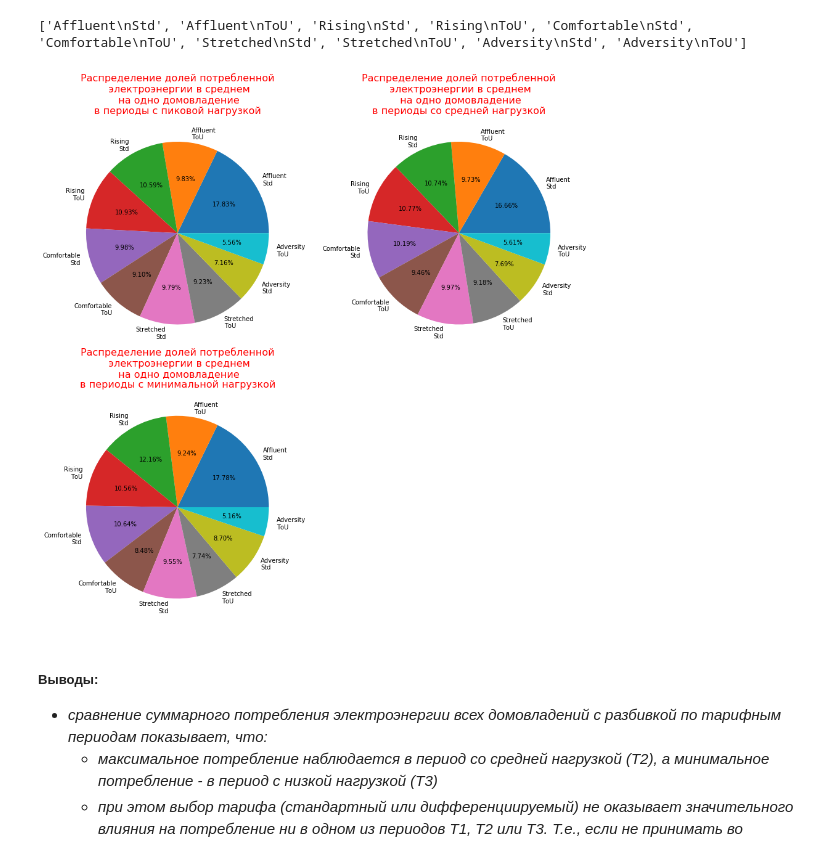
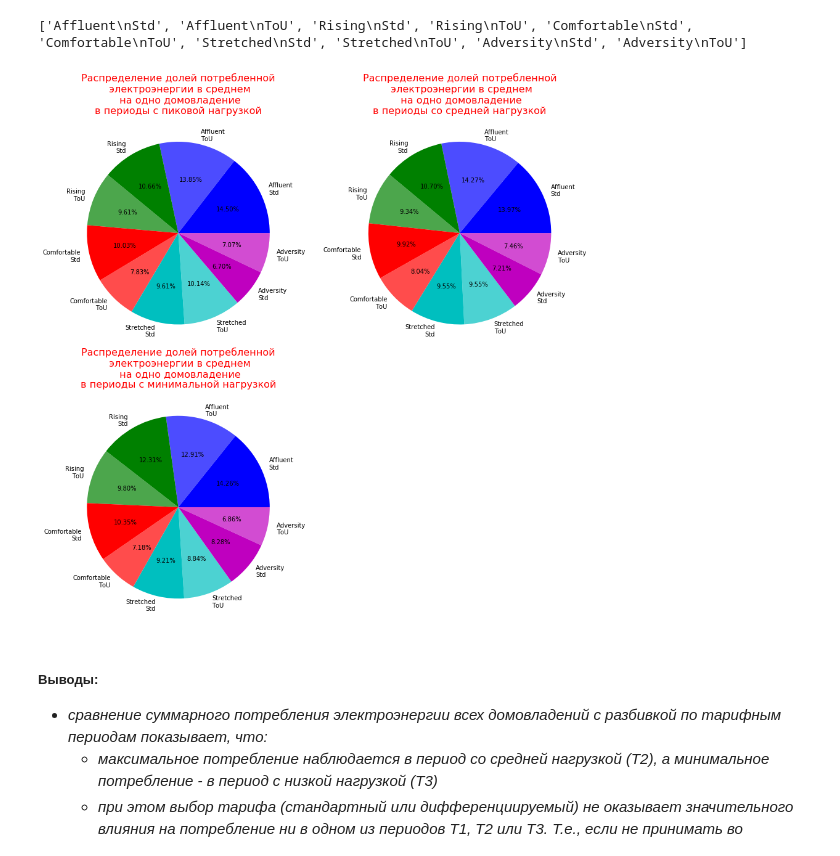
Before and after one commit to 16-volga/TeamGame, a Jupyter notebook: TeamGame-ver4.ipynb, the cells around one changed output. Drawn from its saved outputs; the diff is of its cells as text; code cells hidden in the pictures.

```diff
--- a/TeamGame-ver4.ipynb
+++ b/TeamGame-ver4.ipynb
@@ -234,13 +235,12 @@ def set_acorn_group_and_rank(acorn_name):
 def classification_by_acorn_group(row):
     '''
     Функция classification_by_acorn_group(row) является оберткой для set_acorn_group_and_rank(acorn_name)
-    при вызове через apply. Вовзращает значение set_acorn_group_and_rank(acorn_name) в обретке Series
+    при вызове через apply. Вовзращает значение set_acorn_group_and_rank(acorn_name) в обертке Series
     '''
     return pd.Series(set_acorn_group_and_rank(row['Acorn']))
 
 data_informations_households[['Acorn_grouped', 'rank']] = data_informations_households.apply(
                                                         classification_by_acorn_group, axis = 1)
-#data_informations_households.sort_values(by='rank', inplace = True)
 data_informations_households.pivot_table(index = 'file', columns = 'Acorn_grouped',
                                          values = 'LCLid', aggfunc = 'count', fill_value = 0).head()
 # %% [output]
@@ -505,7 +504,7 @@ len(data_work_period[data_work_period['day'] <= work_period])
 # %% [markdown]
 Найдем пересечение списков *list_hh_NP_less* и *list_hh_work_period*. При необходимости можем уменьшить выборку домохозяйств до заданного % (<=100%). Это будем окончательный (рабочий) перечень домохозяйств, которые оставляем для дальнейшего анализа электропотребления. Запомним его в переменной **list_hh_work**
 # %%
-data_groups = data_informations_households[data_informations_households['Acorn_grouped']!='NP-Household'].groupby('Acorn_grouped').count()
+#data_groups = data_informations_households[data_informations_households['Acorn_grouped']!='NP-Household'].groupby('Acorn_grouped').count()
 data_groups = data_informations_households[data_informations_households['Acorn_grouped'].isin(groups_by_rank)].groupby('Acorn_grouped').count()
 data_groups.index
 # %% [output]
@@ -1121,27 +1119,38 @@ ax.set_xlabel('');
 # %% [markdown]
 Построим круговую диаграмму, показывающую распределение долей электроэнергии каждой из групп в суммарном дневном и в суммарном ночном потреблении
 # %%
-def draw_pie (data, titles, labels=[], size = (15,15)):
+def draw_pie (data, titles, labels=[], size = (15,15), pair = False):
     '''
     Функция draw_pie (data, titles, labels=[], size = (15,15)) отрисовывает несколько круговых диаграмм
     по набору данных (DataFrame) data в две колонки на лист. Количество диаграмм соответствует числу столбцов в data.
 
-    В качестве агругментов функция получает
-        - data   - набор данных, rкаждый столбец которого необходимо отобразть на отдельной диаграмме
+    В качестве аргументов функция получает
+        - data   - набор данных, каждый столбец которого необходимо отобразить на отдельной диаграмме
         - titels - заголовки диаграмм
         - labels - необязательный параметр - подписи на диаграммах (в случае, если подписи по-умолчанию требуется заменить)
         - size   - необязательный параметр задает размер холста (по умолчанию 15х15)
+        - pair   - необязательный параметр (True/False). При pair == True выполняет
+                   группировку пар меток (labels) по оттенку одного цвета каждую пару. По умолчанию равен False
     '''
     #print(data)
+    colormap = None
     if len(labels)==0:
         labels = data.index.values
+    if pair:
+        colors = list(plt.rcParams.get('axes.color_cycle', list('bgrcmyk')))
+        colormap =  []
+        for color in colors:
+            colormap.append(matplotlib.colors.to_rgba(color, 1))
+            colormap.append(matplotlib.colors.to_rgba(color, 0.7))
+            if (len(colormap)>= len(labels)):
+                break
     for i, T in enumerate(data.columns):
         if i>=len(titles):
             titles.append(data.columns[i])
         ax = plt.subplot2grid( ((len(data.columns)-1)//2 + 1, 2), (i//2, (i+2)%2) )
         ax.set_title(titles[i], color = 'red', size = 16, verticalalignment='bottom');
         data[T].plot.pie(ax=ax, autopct='%.2f%%', subplots=False,
-                        legend = False,   figsize=size,
+                        legend = False,   figsize=size, colors = colormap,
                         labels = labels)
         ax.set_ylabel('')
 # %%
@@ -1325,11 +1334,11 @@ print (['\n'.join(pice) for pice in data_hh_block_all_tariff.index.values])
 # %%
 draw_pie(data_hh_block_all_tariff[['T1_power_meam', 'T2_power_meam', 'T3_power_meam']],
          ['Распределение долей потребленной\n электроэнергии в среднем\n на одно домовладение\nв периоды с пиковой нагрузкой',
           'Распределение долей потребленной\n электроэнергии в среднем\n на одно домовладение\nв периоды со средней нагрузкой',
          'Распределение долей потребленной\n электроэнергии в среднем\n на одно домовладение\nв периоды с минимальной нагрузкой'],
-        ['\n'.join(pice) for pice in data_hh_block_all_tariff.index.values])
+        ['\n'.join(pice) for pice in data_hh_block_all_tariff.index.values], pair = True)
 # %% [output]
-[figure, old version]
+[figure, new version]
 # %% [markdown]
 ##### Выводы:
 - *сравнение суммарного потребления электроэнергии всех домовладений с разбивкой по тарифным периодам показывает, что:*
```
Also changed, not shown: parts of 82 cells of this notebook, 1 other file.
